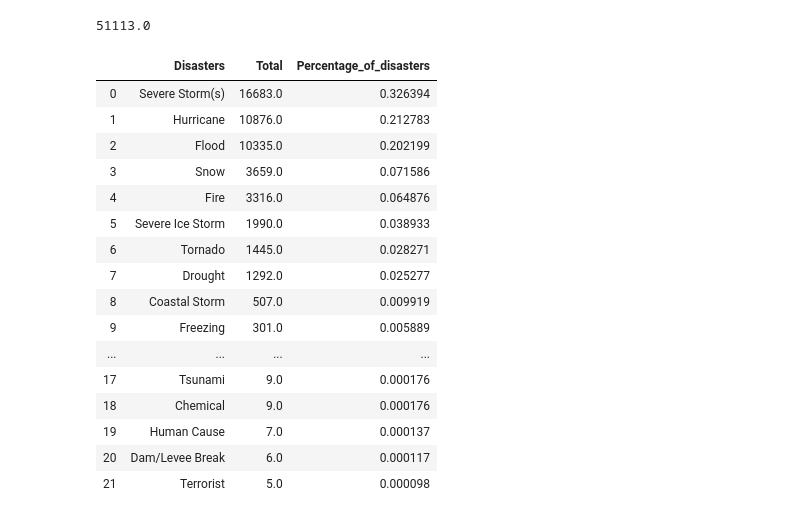
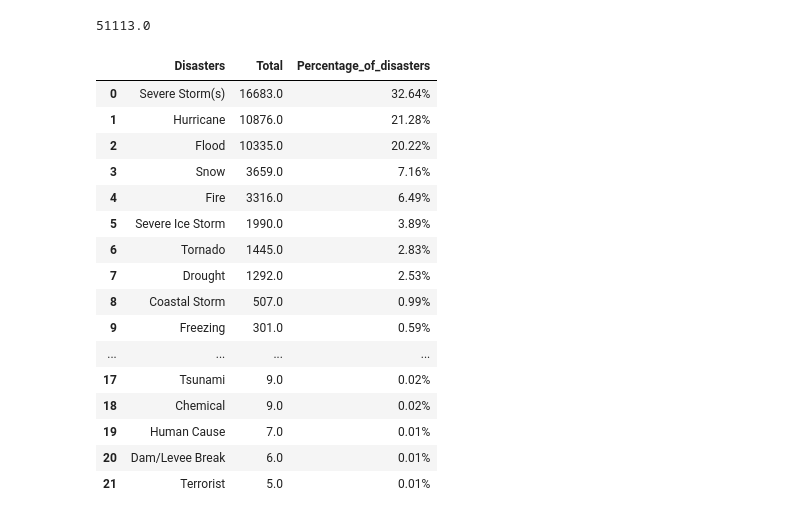
Before and after one commit to bandipara/fema_analytics, a Jupyter notebook: Staging Area_Starting_1.11.2020/disaster_types/Disaster Declaration pie_chart.ipynb, the cells around one changed output. Saved outputs shown, nothing was run; the diff lists cells and outputs as text; code cells hidden in the pictures.

```diff
--- a/Staging Area_Starting_1.11.2020/disaster_types/Disaster Declaration pie_chart.ipynb
+++ b/Staging Area_Starting_1.11.2020/disaster_types/Disaster Declaration pie_chart.ipynb
@@ -6,7 +6,7 @@ import numpy as np
 %matplotlib notebook
 # %%
 # Import "Disaster Declarations" pivot table
-disaster_declare = './interim_data/orig_piv_chart.csv'
+disaster_declare = '../orig_piv_chart.csv'
 DD_df = pd.read_csv(disaster_declare, low_memory=False)
 DD_df
 # %% [output]
@@ -69,22 +70,23 @@ disaster_sum
 # %%
 # Creating a new column calculating percentage of disasters from year 2013-2020
 ranks_df['Percentage_of_disasters'] = ((ranks_df['Total'])/(disaster_sum))
+ranks_df['Percentage_of_disasters']=ranks_df['Percentage_of_disasters'].map("{:,.2%}".format)
 ranks_df
 # %% [output]
 |  | Disasters | Total | Percentage_of_disasters |
-| 0 | Severe Storm(s) | 16683.0 | 0.326394 |
-| 1 | Hurricane | 10876.0 | 0.212783 |
-| 2 | Flood | 10335.0 | 0.202199 |
-| 3 | Snow | 3659.0 | 0.071586 |
-| 4 | Fire | 3316.0 | 0.064876 |
-| 5 | Severe Ice Storm | 1990.0 | 0.038933 |
-| 6 | Tornado | 1445.0 | 0.028271 |
-| 7 | Drought | 1292.0 | 0.025277 |
-| 8 | Coastal Storm | 507.0 | 0.009919 |
-| 9 | Freezing | 301.0 | 0.005889 |
+| 0 | Severe Storm(s) | 16683.0 | 32.64% |
+| 1 | Hurricane | 10876.0 | 21.28% |
+| 2 | Flood | 10335.0 | 20.22% |
+| 3 | Snow | 3659.0 | 7.16% |
+| 4 | Fire | 3316.0 | 6.49% |
+| 5 | Severe Ice Storm | 1990.0 | 3.89% |
+| 6 | Tornado | 1445.0 | 2.83% |
+| 7 | Drought | 1292.0 | 2.53% |
+| 8 | Coastal Storm | 507.0 | 0.99% |
+| 9 | Freezing | 301.0 | 0.59% |
 | ... | ... | ... | ... |
-| 17 | Tsunami | 9.0 | 0.000176 |
-| 18 | Chemical | 9.0 | 0.000176 |
-| 19 | Human Cause | 7.0 | 0.000137 |
-| 20 | Dam/Levee Break | 6.0 | 0.000117 |
-| 21 | Terrorist | 5.0 | 0.000098 |
+| 17 | Tsunami | 9.0 | 0.02% |
+| 18 | Chemical | 9.0 | 0.02% |
+| 19 | Human Cause | 7.0 | 0.01% |
+| 20 | Dam/Levee Break | 6.0 | 0.01% |
+| 21 | Terrorist | 5.0 | 0.01% |
```
Also changed, not shown: parts of 5 cells of this notebook, 1 other file.
